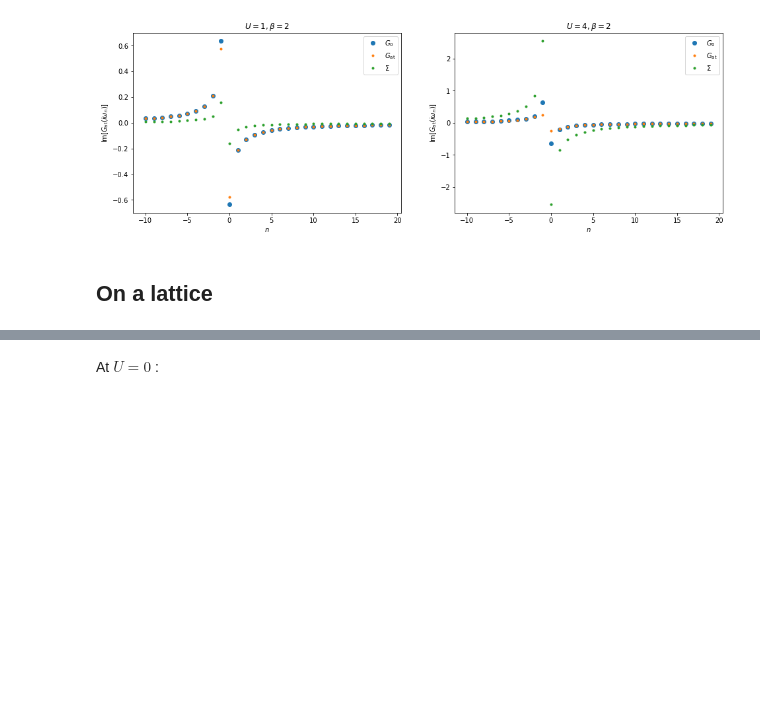
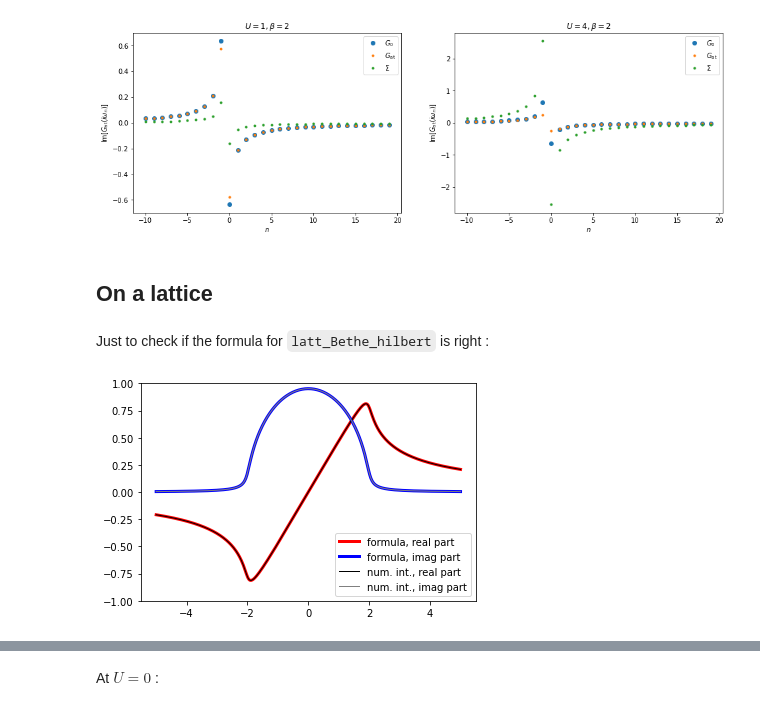
Before and after one commit to romainfd/DMFT-solver, a Jupyter notebook: play-with-green-func.ipynb, the cells around one changed output, grey strips where cells are left out. Drawn from its saved outputs; the diff is of its cells as text; code cells hidden in the pictures; blank space fills up the shorter version.

```diff
--- a/play-with-green-func.ipynb
+++ b/play-with-green-func.ipynb
@@ -220,0 +224,24 @@ def imp_bath_Giωn_from_Gloc (R:Callable[[float],float], Gloc_iωn:np.array, iω
+# %% [markdown]
+Just to check if the formula for `latt_Bethe_hilbert` is right :
+# %%
+Z = -1 * np.linspace(-5,+5,500) - 0.1j
+I = []
+for z in Z:
+    f = lambda e: np.sqrt(4-e**2)/(2*pi) / (z-e)
+    i = 0
+    delta = 0.01
+#    if z < 2 and z > -2:
+#        i = integrate.quad(f, a=-2, b=z-delta)[0] + integrate.quad(f, a=z+delta, b=2)[0]
+#    else:
+    if True:
+        i  =    integrate.quad(lambda e: np.real(f(e)), a=-2, b=2)[0]
+        i += 1j*integrate.quad(lambda e: np.imag(f(e)), a=-2, b=2)[0]
+    I.append( i )
+plt.plot(np.real(Z), np.real(latt_Bethe_hilbert(Z)), color='red', lw=3, label="formula, real part")
+plt.plot(np.real(Z), np.imag(latt_Bethe_hilbert(Z)), color='blue', lw=3, label="formula, imag part")
+plt.plot(np.real(Z), np.real(I), color='black', lw=1, label="num. int., real part")
+plt.plot(np.real(Z), np.imag(I), color='gray', lw=1, label="num. int., imag part")
+plt.ylim(-1,1)
+plt.legend();
+# %% [output]
+[figure, added]
```
Also changed, not shown: parts of 18 cells of this notebook, 2 other files.
